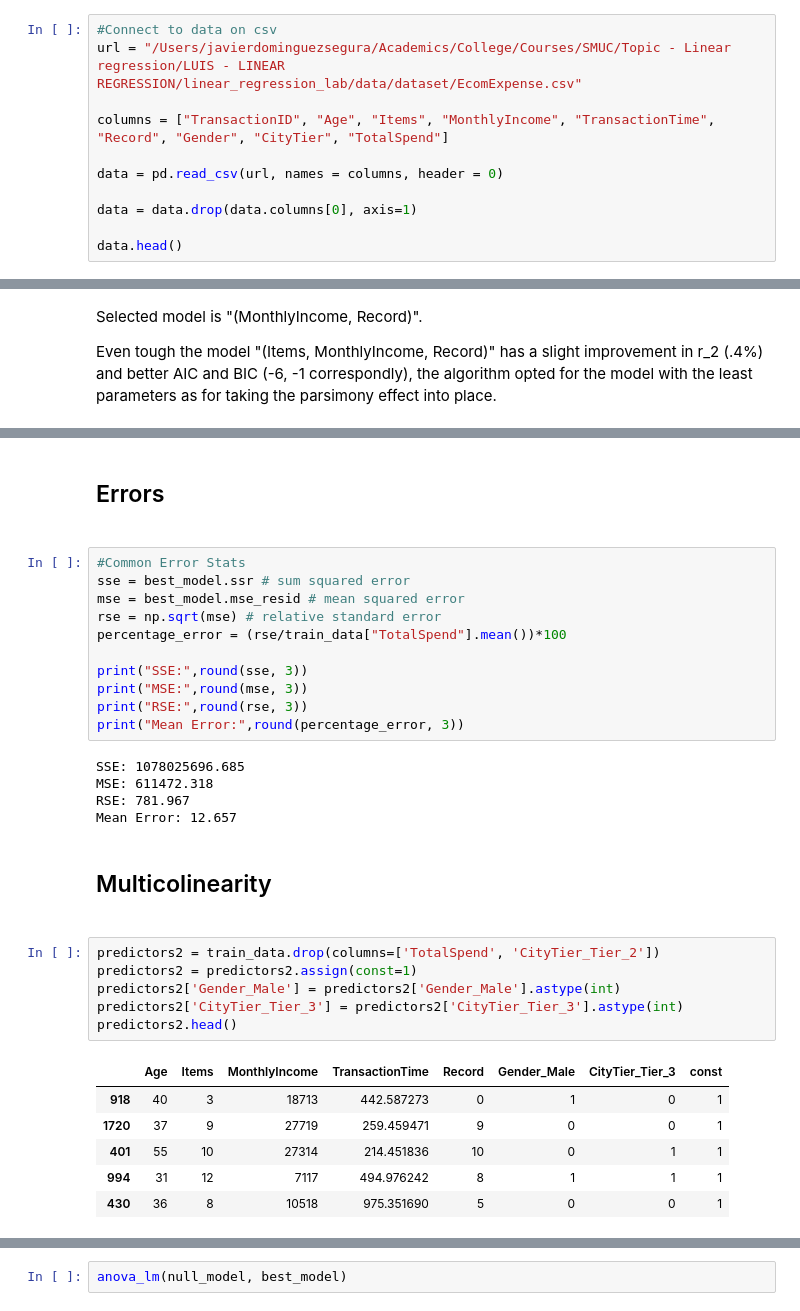
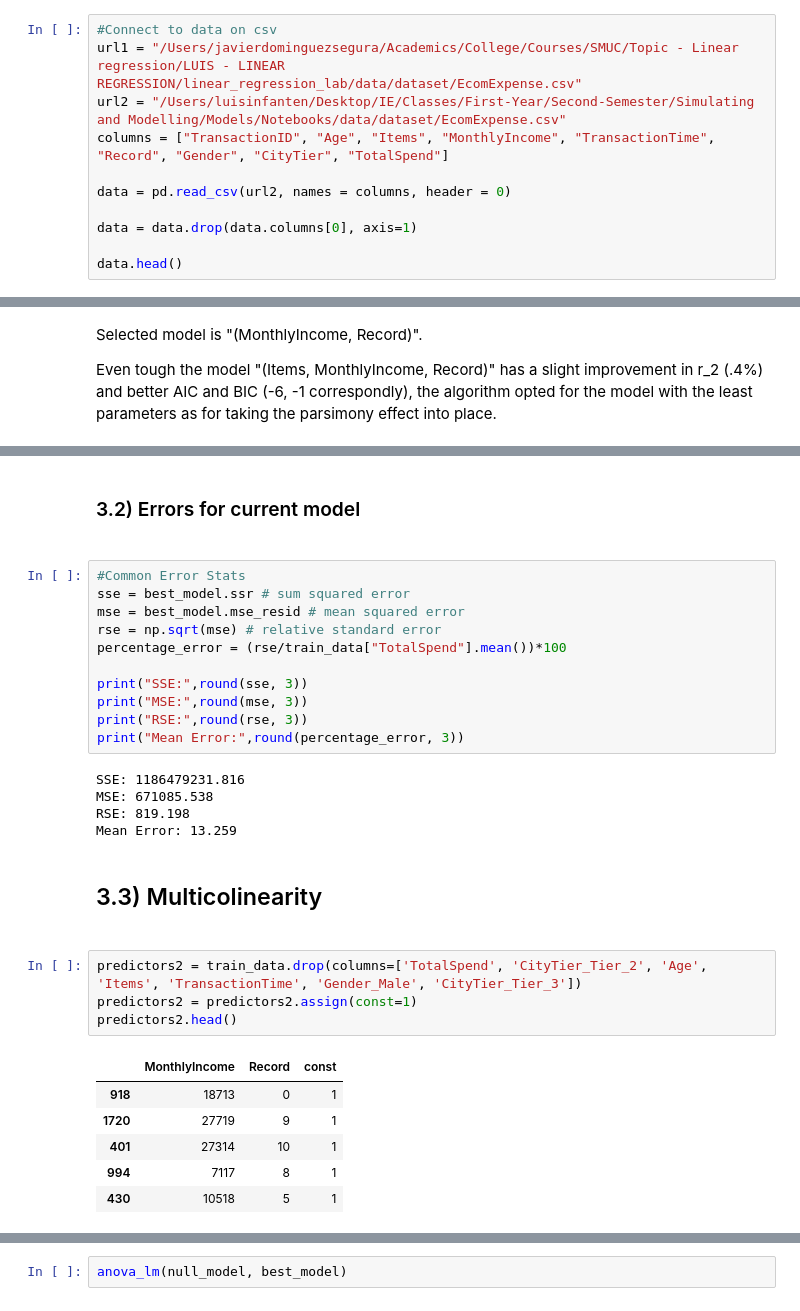
Before and after one commit to LAIN-21/linear_regression_lab, a Jupyter notebook: src/Linear_Regression_LAB (1).ipynb, the cells around one changed output, grey strips where cells are left out. Saved outputs shown, nothing was run; the diff lists cells and outputs as text.

```diff
--- a/src/Linear_Regression_LAB (1).ipynb
+++ b/src/Linear_Regression_LAB (1).ipynb
@@ -82,11 +74,11 @@ from statsmodels.stats.anova import anova_lm
 # 0) ADJUSTING DATASET
 # %%
 #Connect to data on csv
-url = "/Users/javierdominguezsegura/Academics/College/Courses/SMUC/Topic - Linear regression/LUIS - LINEAR REGRESSION/linear_regression_lab/data/dataset/EcomExpense.csv"
-
+url1 = "/Users/javierdominguezsegura/Academics/College/Courses/SMUC/Topic - Linear regression/LUIS - LINEAR REGRESSION/linear_regression_lab/data/dataset/EcomExpense.csv"
+url2 = "/Users/luisinfanten/Desktop/IE/Classes/First-Year/Second-Semester/Simulating and Modelling/Models/Notebooks/data/dataset/EcomExpense.csv"
 columns = ["TransactionID", "Age", "Items", "MonthlyIncome", "TransactionTime", "Record", "Gender", "CityTier", "TotalSpend"]
 
-data = pd.read_csv(url, names = columns, header = 0)
+data = pd.read_csv(url2, names = columns, header = 0)
 
 data = data.drop(data.columns[0], axis=1)
 
@@ -544,5 +538,5 @@ strong multicollinearity or other numerical problems.
-# %% [markdown]
-<h2>Errors<h2>
+# %% [markdown]
+<h3>3.2) Errors for current model<h3>
 # %%
 #Common Error Stats
 sse = best_model.ssr # sum squared error
@@ -555,25 +549,23 @@ print("MSE:",round(mse, 3))
 print("RSE:",round(rse, 3))
 print("Mean Error:",round(percentage_error, 3))
 # %% [output]
-SSE: 1078025696.685
-MSE: 611472.318
-RSE: 781.967
-Mean Error: 12.657
+SSE: 1186479231.816
+MSE: 671085.538
+RSE: 819.198
+Mean Error: 13.259
 # %% [markdown]
-<h2>Multicolinearity<h2>
+<h2>3.3) Multicolinearity<h2>
 # %%
-predictors2 = train_data.drop(columns=['TotalSpend', 'CityTier_Tier_2'])
+predictors2 = train_data.drop(columns=['TotalSpend', 'CityTier_Tier_2', 'Age', 'Items', 'TransactionTime', 'Gender_Male', 'CityTier_Tier_3'])
 predictors2 = predictors2.assign(const=1)
-predictors2['Gender_Male'] = predictors2['Gender_Male'].astype(int)
-predictors2['CityTier_Tier_3'] = predictors2['CityTier_Tier_3'].astype(int)
 predictors2.head()
 # %% [output]
-|  | Age | Items | MonthlyIncome | TransactionTime | Record | Gender_Male | CityTier_Tier_3 | const |
-| 918 | 40 | 3 | 18713 | 442.587273 | 0 | 1 | 0 | 1 |
-| 1720 | 37 | 9 | 27719 | 259.459471 | 9 | 0 | 0 | 1 |
-| 401 | 55 | 10 | 27314 | 214.451836 | 10 | 0 | 1 | 1 |
-| 994 | 31 | 12 | 7117 | 494.976242 | 8 | 1 | 1 | 1 |
-| 430 | 36 | 8 | 10518 | 975.351690 | 5 | 0 | 0 | 1 |
+|  | MonthlyIncome | Record | const |
+| 918 | 18713 | 0 | 1 |
+| 1720 | 27719 | 9 | 1 |
+| 401 | 27314 | 10 | 1 |
+| 994 | 7117 | 8 | 1 |
+| 430 | 10518 | 5 | 1 |
 # %%
 # Compute the VIF for each explanatory variable
 vif = pd.DataFrame()
```
Also changed, not shown: parts of 41 cells of this notebook.
